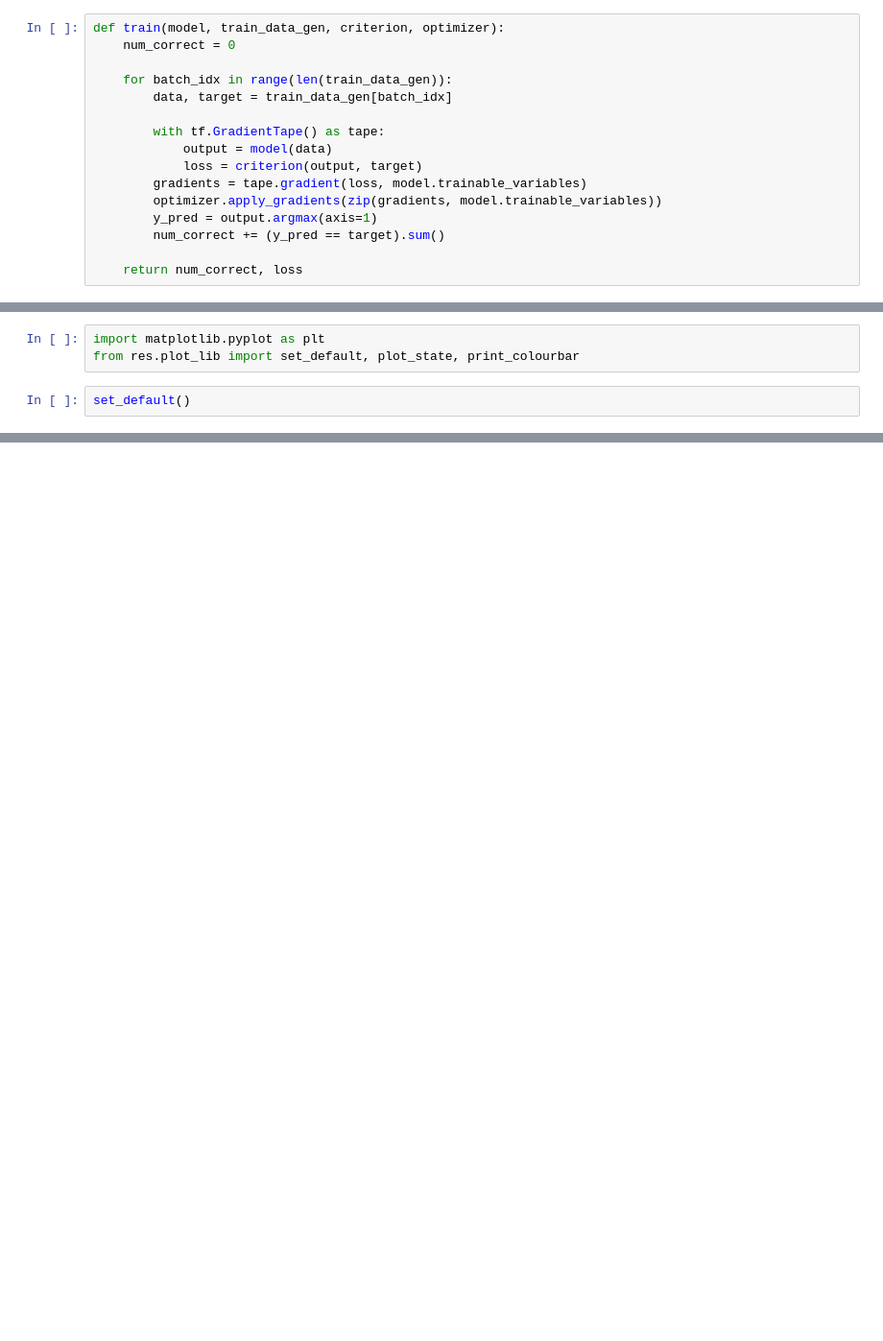
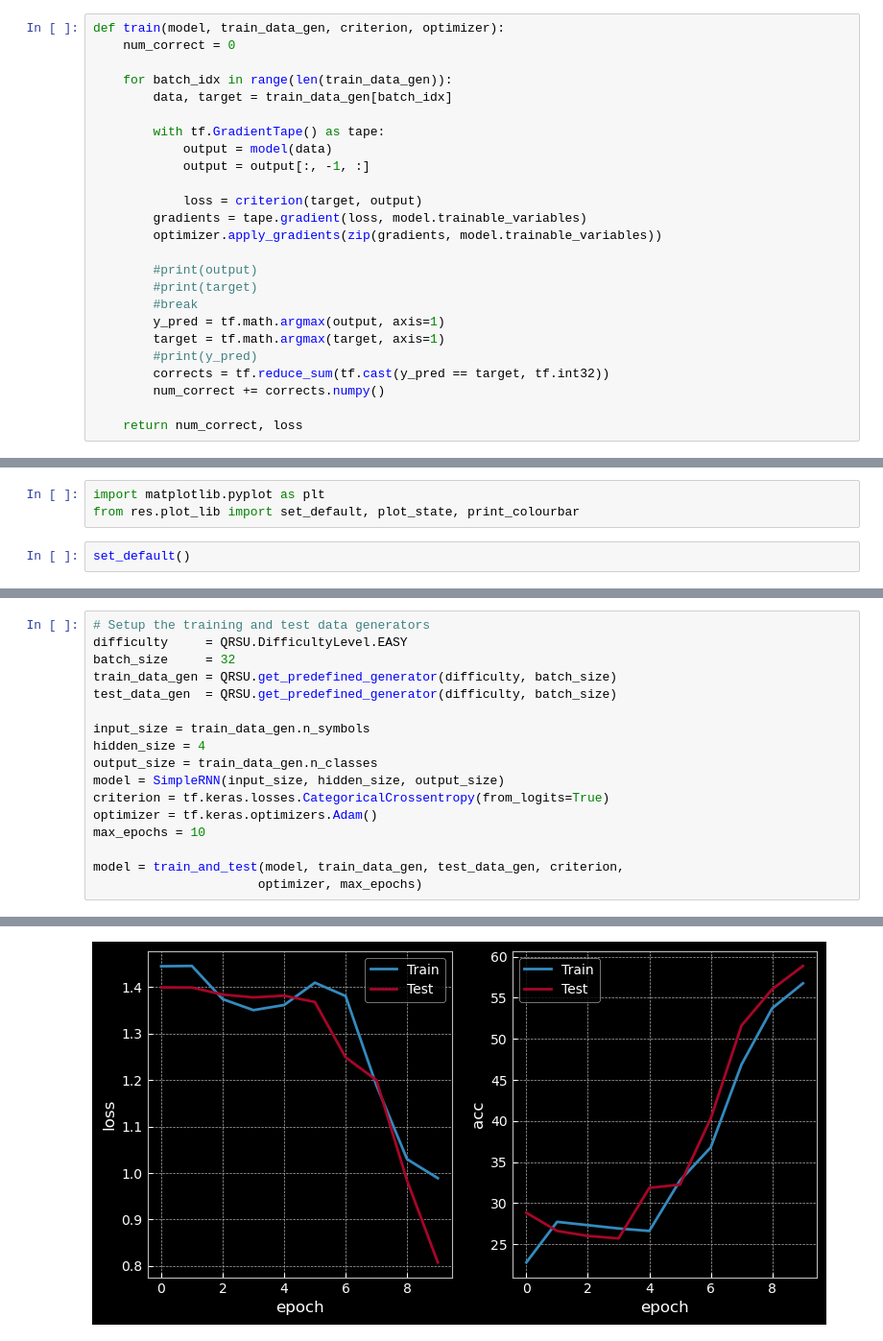
Before and after one commit to tpvt99/dl_nyu, a Jupyter notebook: 08_sequence_classification.ipynb, the cells around one changed output, grey strips where cells are left out. Shown: that part at 96% size. Saved outputs shown, nothing was run; the diff lists cells and outputs as text; blank space fills up the shorter version.

```diff
--- a/08_sequence_classification.ipynb
+++ b/08_sequence_classification.ipynb
@@ -134,11 +144,20 @@ def train(model, train_data_gen, criterion, optimizer):
 
         with tf.GradientTape() as tape:
             output = model(data)
-            loss = criterion(output, target)
+            output = output[:, -1, :]
+
+            loss = criterion(target, output)
         gradients = tape.gradient(loss, model.trainable_variables)
         optimizer.apply_gradients(zip(gradients, model.trainable_variables))
-        y_pred = output.argmax(axis=1)
-        num_correct += (y_pred == target).sum()
+
+        #print(output)
+        #print(target)
+        #break
+        y_pred = tf.math.argmax(output, axis=1)
+        target = tf.math.argmax(target, axis=1)
+        #print(y_pred)
+        corrects = tf.reduce_sum(tf.cast(y_pred == target, tf.int32))
+        num_correct += corrects.numpy()
 
     return num_correct, loss
 # %%
@@ -160,0 +228,18 @@ set_default()
+# %%
+# Setup the training and test data generators
+difficulty     = QRSU.DifficultyLevel.EASY
+batch_size     = 32
+train_data_gen = QRSU.get_predefined_generator(difficulty, batch_size)
+test_data_gen  = QRSU.get_predefined_generator(difficulty, batch_size)
+
+input_size = train_data_gen.n_symbols
+hidden_size = 4
+output_size = train_data_gen.n_classes
+model = SimpleRNN(input_size, hidden_size, output_size)
+criterion = tf.keras.losses.CategoricalCrossentropy(from_logits=True)
+optimizer = tf.keras.optimizers.Adam()
+max_epochs = 10
+
+model = train_and_test(model, train_data_gen, test_data_gen, criterion,
+                      optimizer, max_epochs)
+# %% [output]
@@ -160,0 +256 @@ set_default()
+[figure, added]
```
Also changed, not shown: parts of 20 cells of this notebook, 2 other files.
